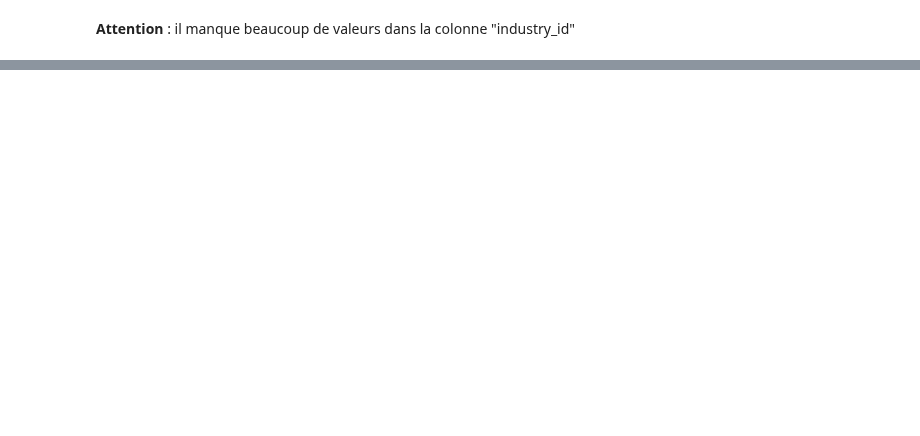
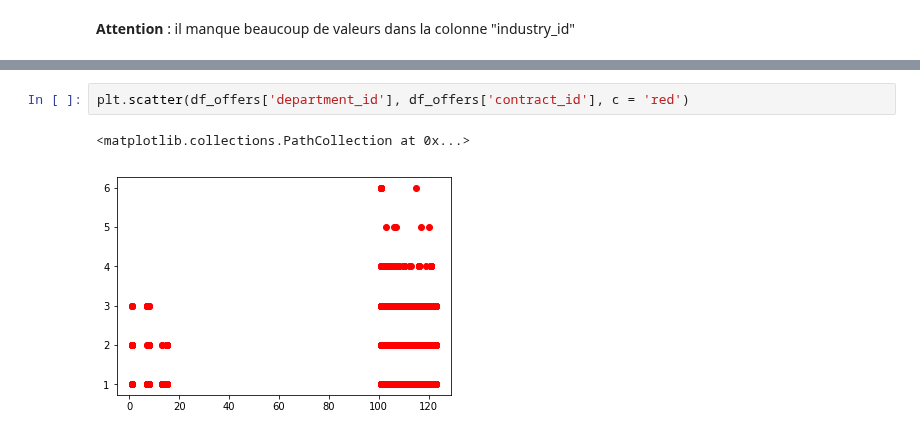
Before and after one commit to Esiee-Leboncoin/moderation, a Jupyter notebook: notebooks/FirstAnalysis.ipynb, the cells around one changed output, grey strips where cells are left out. Cells and saved outputs as stored; diff of their text form; blank space fills up the shorter version.

Commit message:
contract_it distribution by industry_id & department_id

```diff
--- a/notebooks/FirstAnalysis.ipynb
+++ b/notebooks/FirstAnalysis.ipynb
@@ -103,0 +149,5 @@ df_organizations
+# %%
+plt.scatter(df_offers['department_id'], df_offers['contract_id'], c = 'red')
+# %% [output]
+<matplotlib.collections.PathCollection at 0x...>
+[figure, added]
```
Also changed, not shown: parts of 27 cells of this notebook.
